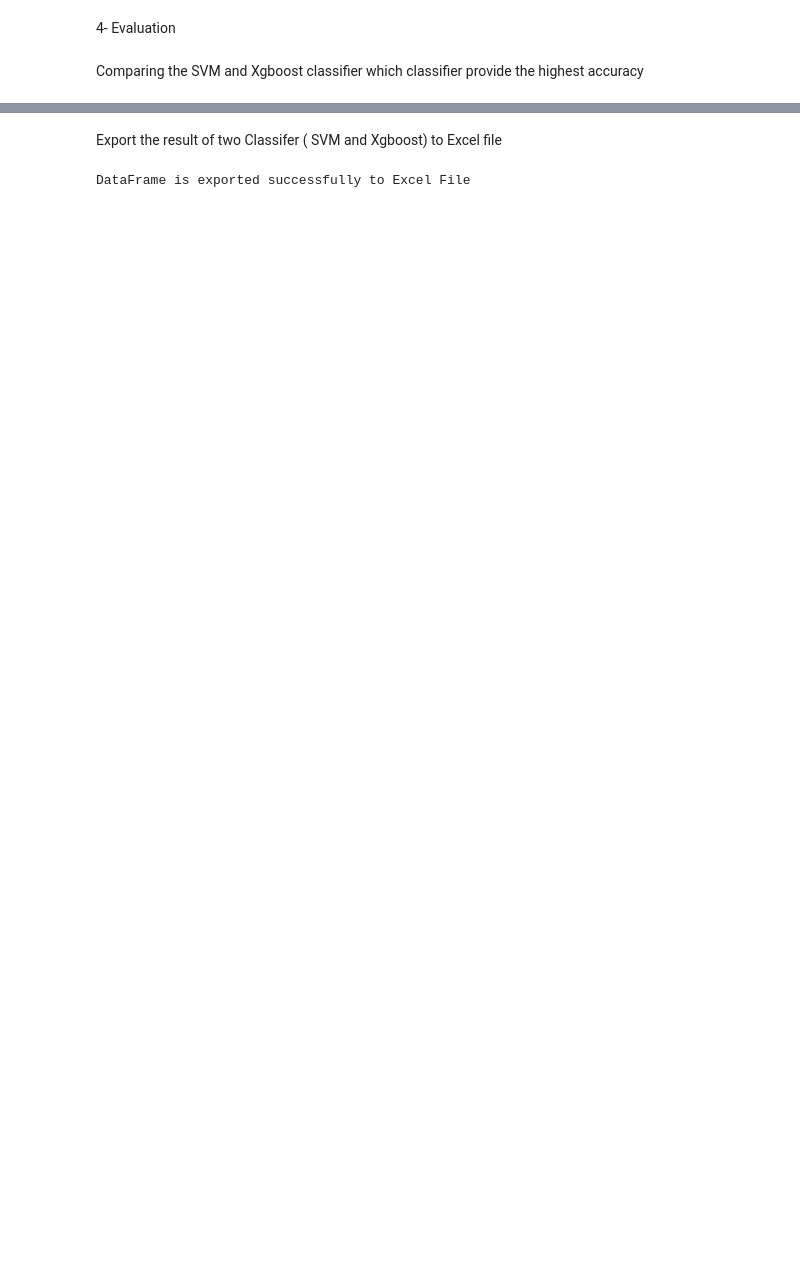
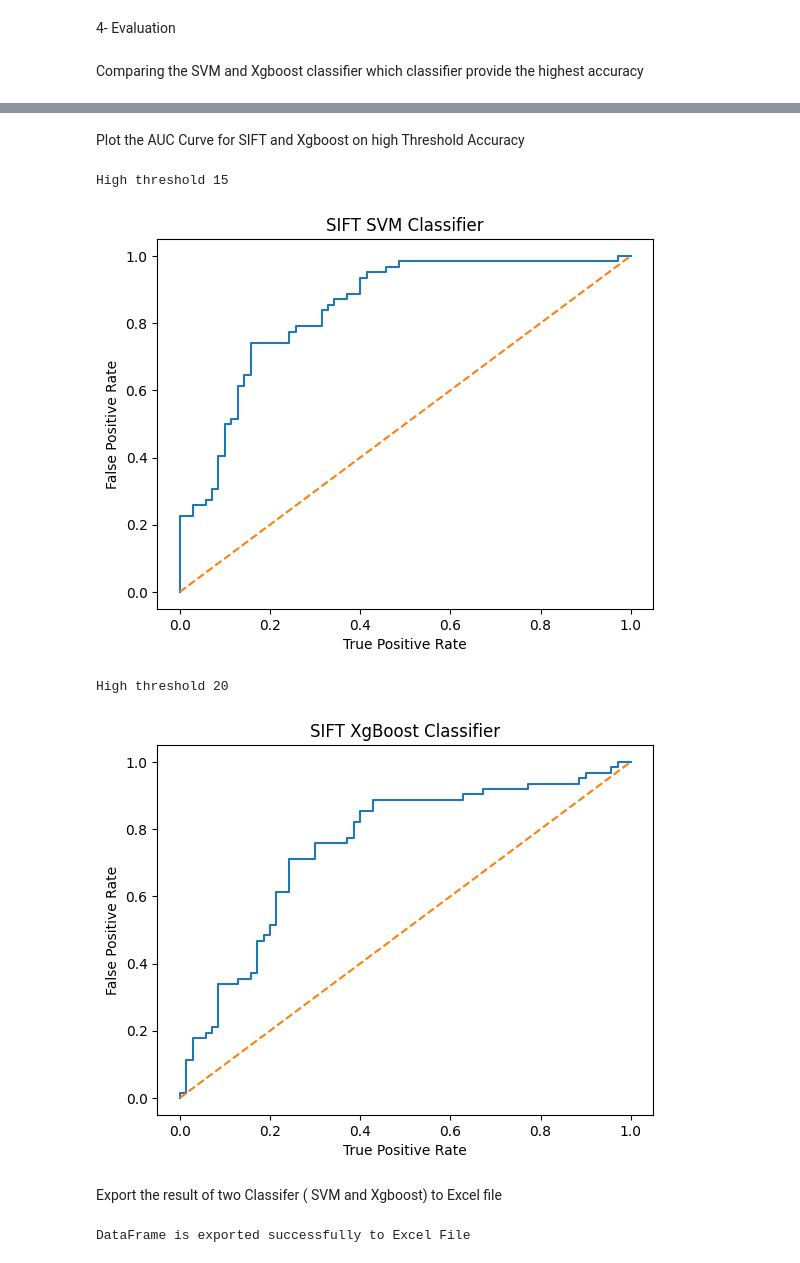
Before and after one commit to hadilalshehri/Facial-Gender-Detection, a Jupyter notebook: SIFT_NoteBook.ipynb, the cells around one changed output, grey strips where cells are left out. Cells and saved outputs as stored; diff of their text form; code cells hidden in the pictures; blank space fills up the shorter version.

```diff
--- a/SIFT_NoteBook.ipynb
+++ b/SIFT_NoteBook.ipynb
@@ -124,7 +124,7 @@ def SVM_Classifier(DataSet,Label_List):
      X_train, X_test, y_train, y_test = train_test_split(DataSet,Label_List,test_size=.2)
 
      # define support vector classifier
-     svm = SVC(kernel='poly',gamma = 0.6)
+     svm = SVC(kernel='poly',gamma = 0.6,probability=True)
      svm.fit(X_train,y_train)
      y_pred = svm.predict(X_test)
 
@@ -135,8 +135,14 @@ def SVM_Classifier(DataSet,Label_List):
      report = classification_report(y_test, y_pred,zero_division =1, target_names=['Female', 'Male'])
      conf_mat = confusion_matrix(y_test, y_pred)
 
+     #AUC
+     probabilities =svm.predict_proba(X_test)
+     y_proba = probabilities[:, 1]
+     # calculate false positive rate and true positive rate at different thresholds
+     false_positive_rate, true_positive_rate, thresholds = roc_curve(y_test, y_proba, pos_label=1)
+     AUC = auc(false_positive_rate, true_positive_rate)
 
-     return accuracy*100,conf_mat, specificity,sensitive,report
+     return accuracy*100,conf_mat, specificity,sensitive,report,false_positive_rate,true_positive_rate, AUC
 # %% [markdown]
 - XgBoost Classifier
 # %% [markdown]
@@ -157,9 +163,14 @@ def XgBoost_Classifier(DataSet,Label_List):
      specificity = recall_score(y_test, y_pred,average= None)
      sensitive = recall_score(np.logical_not(y_test) , np.logical_not(y_pred),average= None)
      report = classification_report(y_test, y_pred,zero_division =1, target_names=['Femal','male'])
+     #  #AUC
+     probabilities =model.predict_proba(X_test)
+     y_proba = probabilities[:, 1]
+     # calculate false positive rate and true positive rate at different thresholds
+     false_positive_rate, true_positive_rate, thresholds = roc_curve(y_test, y_proba, pos_label=1)
+     AUC = auc(false_positive_rate, true_positive_rate)
 
-
-     return accuracy*100,conf_mat ,specificity,sensitive,report
+     return accuracy*100,conf_mat ,specificity,sensitive,report ,false_positive_rate,true_positive_rate, AUC
 # %% [markdown]
 Main
 # %% [markdown]
@@ -171,7 +195,6 @@ Main
 # %% [markdown]
 Using SVM Classifier
 # %%
-Image_List,Label_list =ReadDataSet(r"Data Set/*")
 
 accuracy = []
 threshold = []
@@ -182,7 +205,7 @@ for i in range(15,26,5): #SVM  15,26,5
   data= SVM_Classifier(feature, Label_list)
   accuracy.append(data[0])
   threshold.append(i)
-  SVM_report.append([data[2],data[3],data[4],data[1]])
+  SVM_report.append([data[2],data[3],data[4],data[1],data[5],data[6],data[7]])
   print('Accuracy', data[0])
   print('Time Consuming ', time_consuming)
   print('Confusion Matrix ',data[1])
@@ -217,7 +240,7 @@ for i in range(10,26,5):
   xgboostdata= XgBoost_Classifier(feature, Label_list)
   Xg_accuracy.append(xgboostdata[0])
   Xg_threshold.append(i)
-  Xg_report.append([data[2],data[3],data[4],data[1]])
+  Xg_report.append([data[2],data[3],data[4],data[1],data[5],data[6],data[7]])
   print('Accuracy', xgboostdata[0])
   print('Time Consuming ', time_consuming)
   print('Confusion Matrix ',xgboostdata[1])
@@ -283,3 +312,27 @@ weighted avg       0.80      0.80      0.80       132
+# %% [markdown]
+Plot the AUC Curve for SIFT and Xgboost on high Threshold Accuracy
+# %%
+index= accuracy.index(SVM_High_Acc)
+Xg_index = Xg_accuracy.index(Xgboost_High_Acc)
+print('High threshold',threshold[index])
+plt.plot(SVM_report[index][4],SVM_report[index][5],label='AUC = {:0.2f}'.format(SVM_report[index][6]))
+plt.plot([0,1], [0,1], ls='--')
+plt.title('SIFT SVM Classifier')
+plt.xlabel('True Positive Rate')
+plt.ylabel('False Positive Rate')
+plt.show()
+print('High threshold',Xg_threshold[Xg_index])
+plt.plot(Xg_report[Xg_index][4],Xg_report[Xg_index][5],label='AUC = {:0.2f}'.format(Xg_report[Xg_index][6]))
+plt.plot([0,1], [0,1], ls='--')
+plt.title('SIFT XgBoost Classifier')
+plt.xlabel('True Positive Rate')
+plt.ylabel('False Positive Rate')
+plt.show()
+# %% [output]
+High threshold 15
+[figure, added]
+High threshold 20
+[figure, added]
 # %% [markdown]
 Export the result of two Classifer ( SVM and Xgboost) to Excel file
 # %%
```
Also changed, not shown: parts of 6 cells of this notebook.
